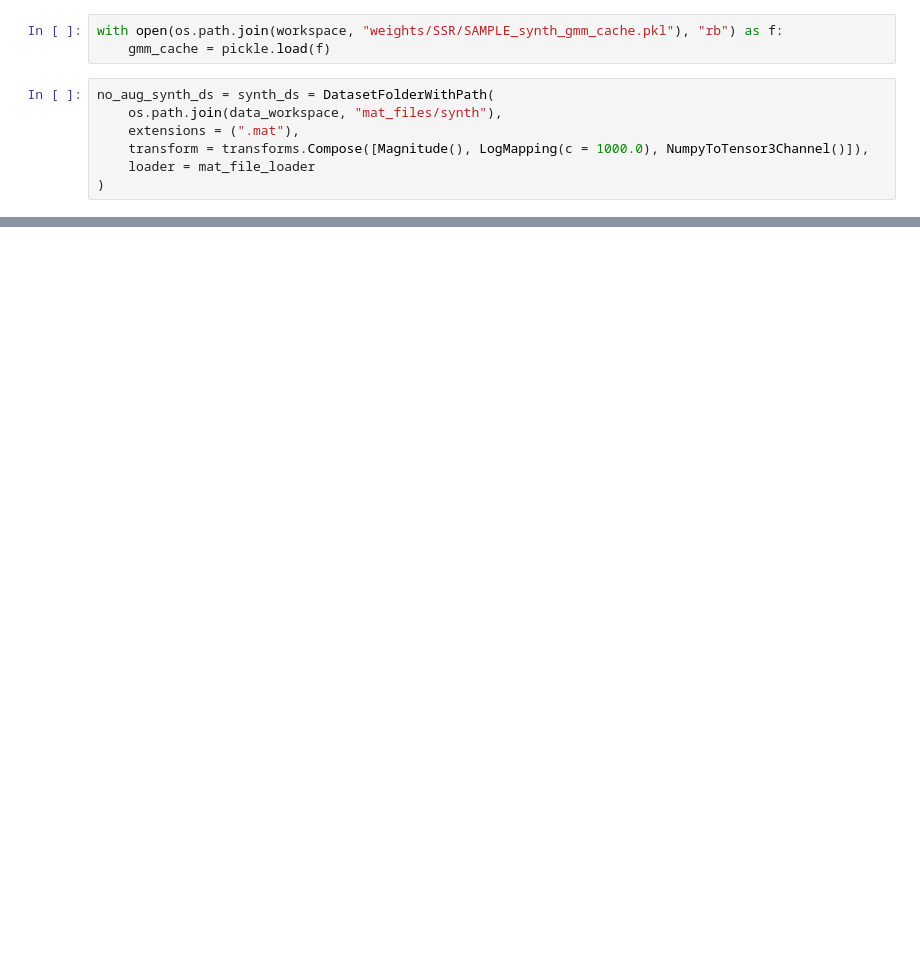
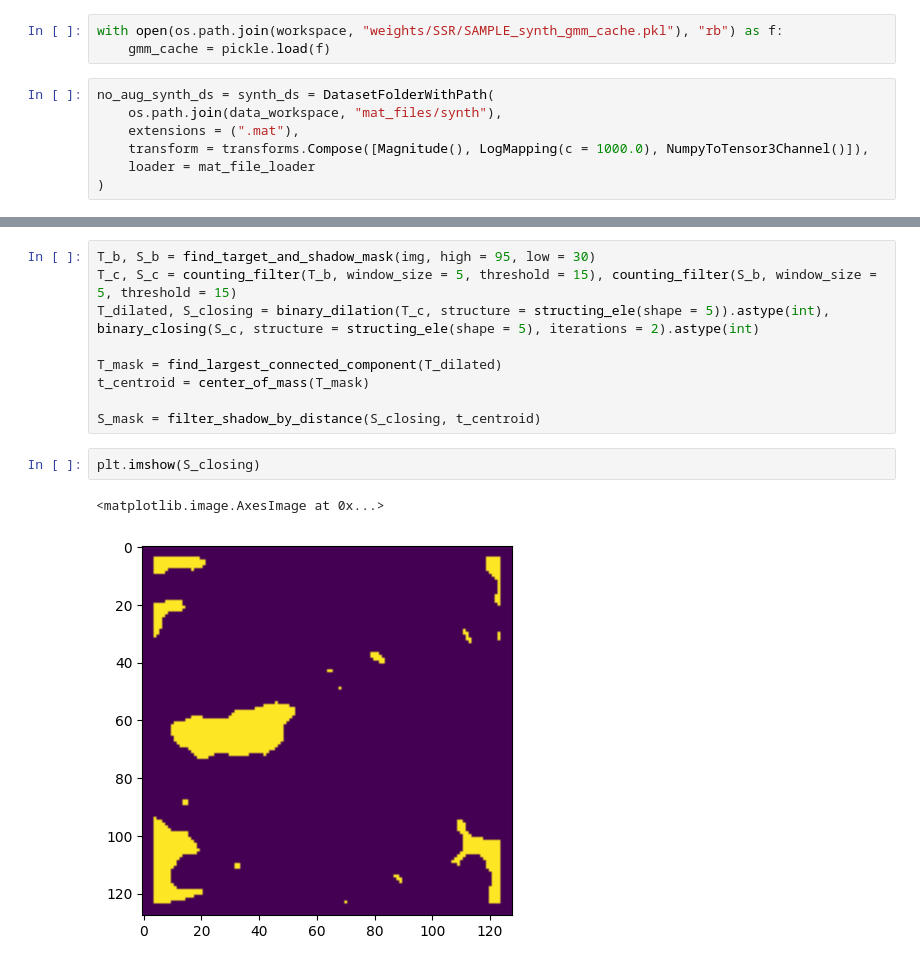
Before and after one commit to alvin-ng44/SAR_ML, a Jupyter notebook: notebooks/SSR/Segmentation/Zhao/zhao_for_synth.ipynb, the cells around one changed output, grey strips where cells are left out. Cells and saved outputs as stored; diff of their text form; blank space fills up the shorter version.

```diff
--- a/notebooks/SSR/Segmentation/Zhao/zhao_for_synth.ipynb
+++ b/notebooks/SSR/Segmentation/Zhao/zhao_for_synth.ipynb
@@ -107,0 +118,14 @@ plt.show()
+# %%
+T_b, S_b = find_target_and_shadow_mask(img, high = 95, low = 30)
+T_c, S_c = counting_filter(T_b, window_size = 5, threshold = 15), counting_filter(S_b, window_size = 5, threshold = 15)
+T_dilated, S_closing = binary_dilation(T_c, structure = structing_ele(shape = 5)).astype(int), binary_closing(S_c, structure = structing_ele(shape = 5), iterations = 2).astype(int)
+
+T_mask = find_largest_connected_component(T_dilated)
+t_centroid = center_of_mass(T_mask)
+
+S_mask = filter_shadow_by_distance(S_closing, t_centroid)
+# %%
+plt.imshow(S_closing)
+# %% [output]
+<matplotlib.image.AxesImage at 0x...>
+[figure, added]
```
Also changed, not shown: parts of 9 cells of this notebook.
